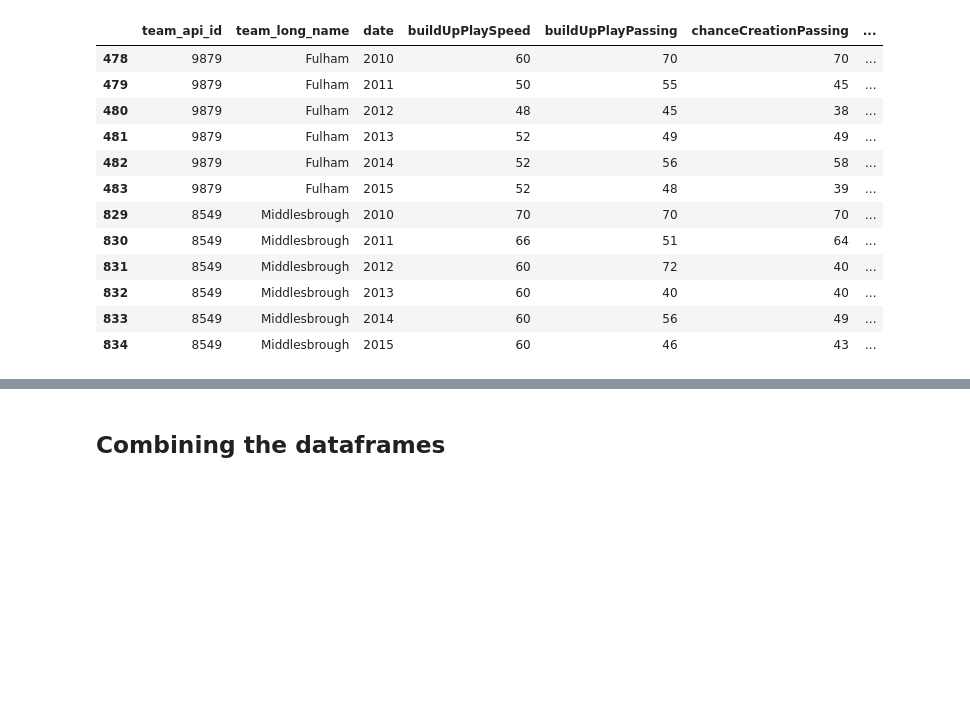
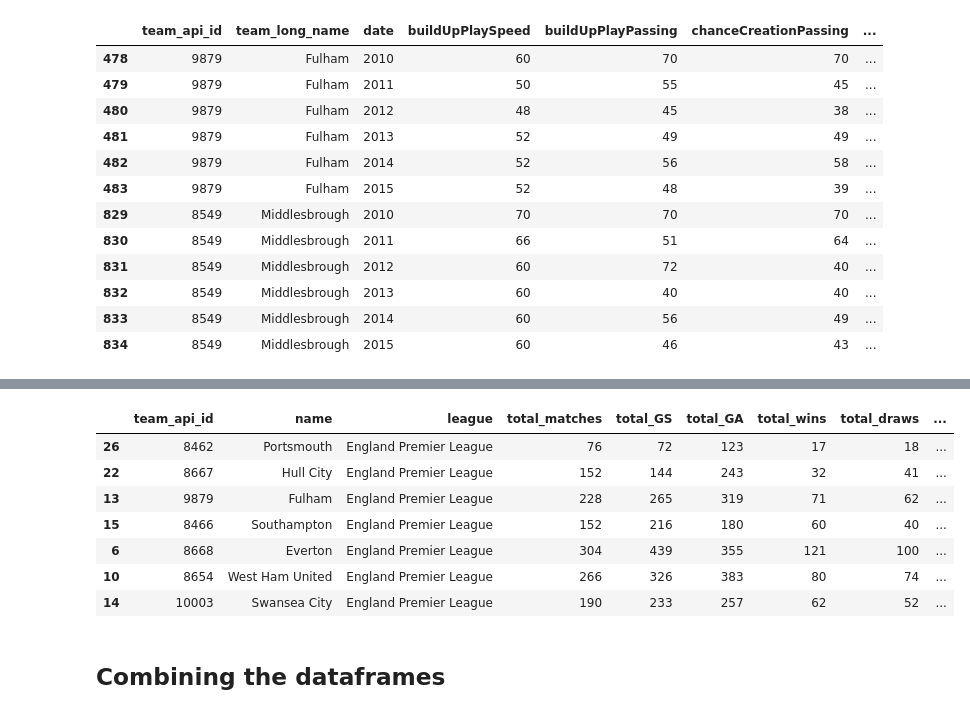
Before and after one commit to tjjdoherty/football-project-mvp, a Jupyter notebook: eda.ipynb, the cells around one changed output, grey strips where cells are left out. Drawn from its saved outputs; the diff is of its cells as text; code cells hidden in the pictures; blank space fills up the shorter version.

```diff
--- a/eda.ipynb
+++ b/eda.ipynb
@@ -676,3 +715,14 @@ team_attr[team_attr['team_long_name'].isin(['Middlesbrough', 'Fulham'])]
+# %%
+big_stats.sample(7)
+# %% [output]
+|  | team_api_id | name | league | total_matches | total_GS | total_GA | total_wins | total_draws | ... |
+| 26 | 8462 | Portsmouth | England Premier League | 76 | 72 | 123 | 17 | 18 | ... |
+| 22 | 8667 | Hull City | England Premier League | 152 | 144 | 243 | 32 | 41 | ... |
+| 13 | 9879 | Fulham | England Premier League | 228 | 265 | 319 | 71 | 62 | ... |
+| 15 | 8466 | Southampton | England Premier League | 152 | 216 | 180 | 60 | 40 | ... |
+| 6 | 8668 | Everton | England Premier League | 304 | 439 | 355 | 121 | 100 | ... |
+| 10 | 8654 | West Ham United | England Premier League | 266 | 326 | 383 | 80 | 74 | ... |
+| 14 | 10003 | Swansea City | England Premier League | 190 | 233 | 257 | 62 | 52 | ... |
 # %% [markdown]
 ## Combining the dataframes
 # %% [markdown]
```
Also changed, not shown: parts of 12 cells of this notebook.
